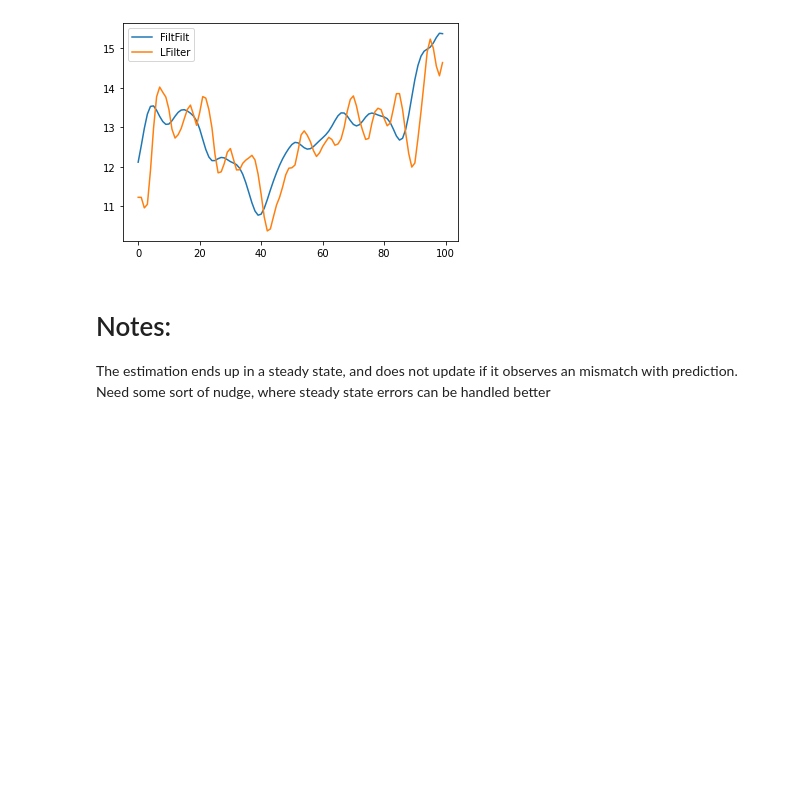
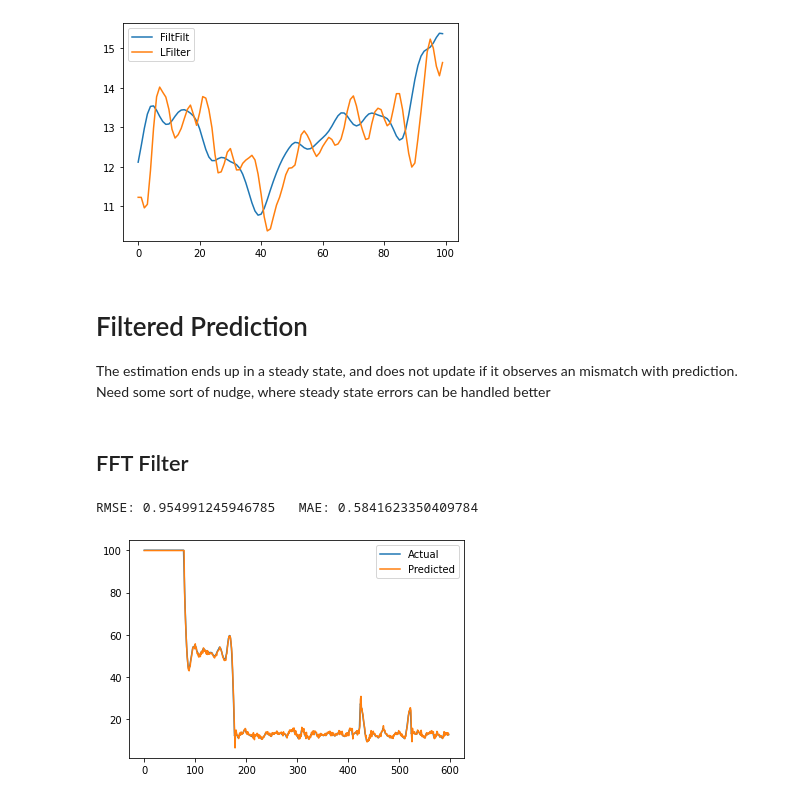
Before and after one commit to dipayan2/ARMAModel, a Jupyter notebook: ModularCode.ipynb, the cells around one changed output. Drawn from its saved outputs; the diff is of its cells as text; code cells hidden in the pictures; blank space fills up the shorter version.

```diff
--- a/ModularCode.ipynb
+++ b/ModularCode.ipynb
@@ -507,5 +536,12 @@ def main(TEST_START=7500,STEP=50,N_CLUST=5,TRAIN_END=7500,ARP=4,PASS='low'):
     df_plot['Predicted'] = Y_PRED[ARP:]
     df_plot[['Actual','Predicted']].plot()
 # %% [markdown]
-# Notes:
+# Filtered Prediction
 The estimation ends up in a steady state, and does not update if it observes an mismatch with prediction. Need some sort of nudge, where steady state errors can be handled better
+# %% [markdown]
+## FFT Filter
+# %%
+main(TRAIN_END=7500,TEST_START=7500,N_CLUST=4,STEP=600,ARP=2,PASS='low',FILT=0.5,FTYPE='FFT',WFT=100,PX=5)
+# %% [output]
+RMSE: 0.954991245946785   MAE: 0.5841623350409784
+[figure, added]
```
Also changed, not shown: parts of 7 cells of this notebook, 1 other file.
